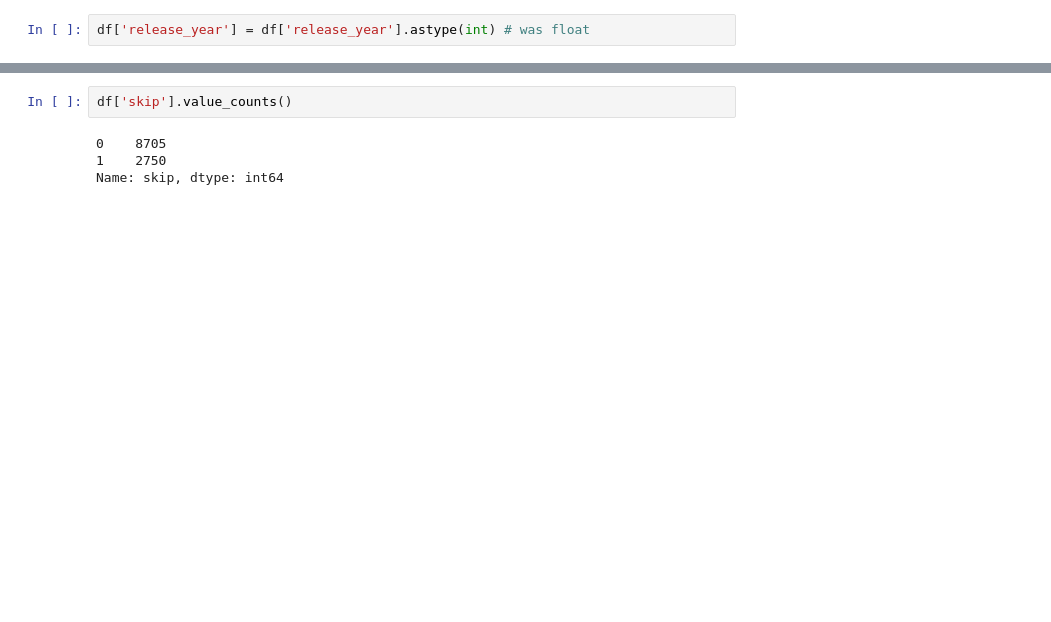
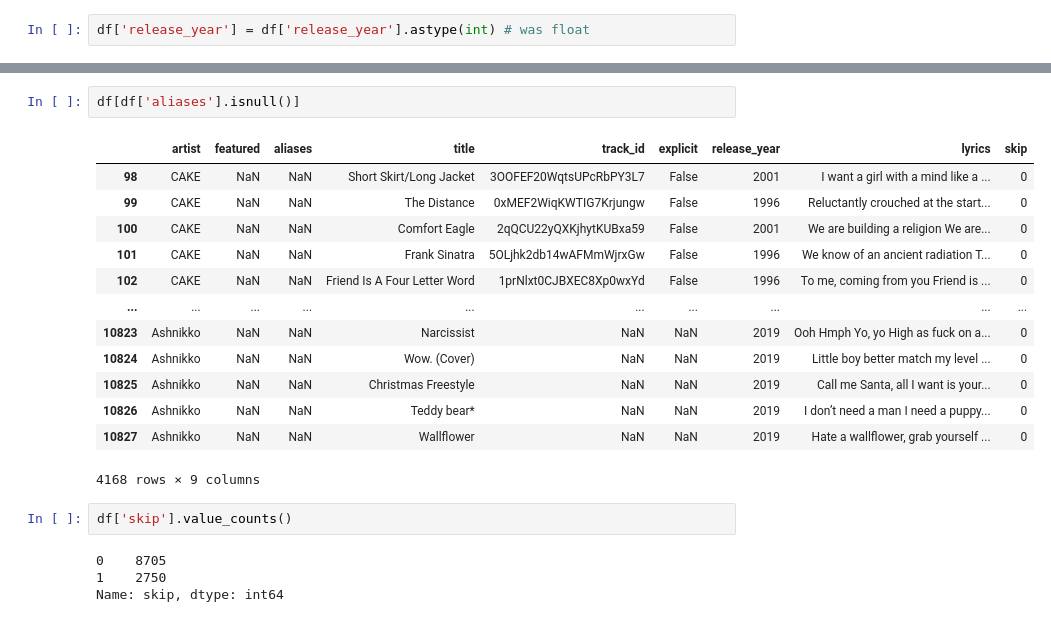
Before and after one commit to ArinkB/Predicting-Song-Skips, a Jupyter notebook: 3_EDA.ipynb, the cells around one changed output, grey strips where cells are left out. Drawn from its saved outputs; the diff is of its cells as text; blank space fills up the shorter version.

```diff
--- a/3_EDA.ipynb
+++ b/3_EDA.ipynb
@@ -44,6 +43,22 @@ release_year       0
 lyrics             0
 skip               0
 dtype: int64
+# %%
+df[df['aliases'].isnull()]
+# %% [output]
+|  | artist | featured | aliases | title | track_id | explicit | release_year | lyrics | skip |
+| 98 | CAKE | NaN | NaN | Short Skirt/Long Jacket | 3OOFEF20WqtsUPcRbPY3L7 | False | 2001 | I want a girl with a mind like a ... | 0 |
+| 99 | CAKE | NaN | NaN | The Distance | 0xMEF2WiqKWTIG7Krjungw | False | 1996 | Reluctantly crouched at the start... | 0 |
+| 100 | CAKE | NaN | NaN | Comfort Eagle | 2qQCU22yQXKjhytKUBxa59 | False | 2001 | We are building a religion We are... | 0 |
+| 101 | CAKE | NaN | NaN | Frank Sinatra | 5OLjhk2db14wAFMmWjrxGw | False | 1996 | We know of an ancient radiation T... | 0 |
+| 102 | CAKE | NaN | NaN | Friend Is A Four Letter Word | 1prNlxt0CJBXEC8Xp0wxYd | False | 1996 | To me, coming from you Friend is ... | 0 |
+| ... | ... | ... | ... | ... | ... | ... | ... | ... | ... |
+| 10823 | Ashnikko | NaN | NaN | Narcissist | NaN | NaN | 2019 | Ooh Hmph Yo, yo High as fuck on a... | 0 |
+| 10824 | Ashnikko | NaN | NaN | Wow. (Cover) | NaN | NaN | 2019 | Little boy better match my level ... | 0 |
+| 10825 | Ashnikko | NaN | NaN | Christmas Freestyle | NaN | NaN | 2019 | Call me Santa, all I want is your... | 0 |
+| 10826 | Ashnikko | NaN | NaN | Teddy bear* | NaN | NaN | 2019 | I don’t need a man I need a puppy... | 0 |
+| 10827 | Ashnikko | NaN | NaN | Wallflower | NaN | NaN | 2019 | Hate a wallflower, grab yourself ... | 0 |
+4168 rows × 9 columns
 # %%
 df['skip'].value_counts()
 # %% [output]
```
Also changed, not shown: parts of 6 cells of this notebook, 4 other files.
